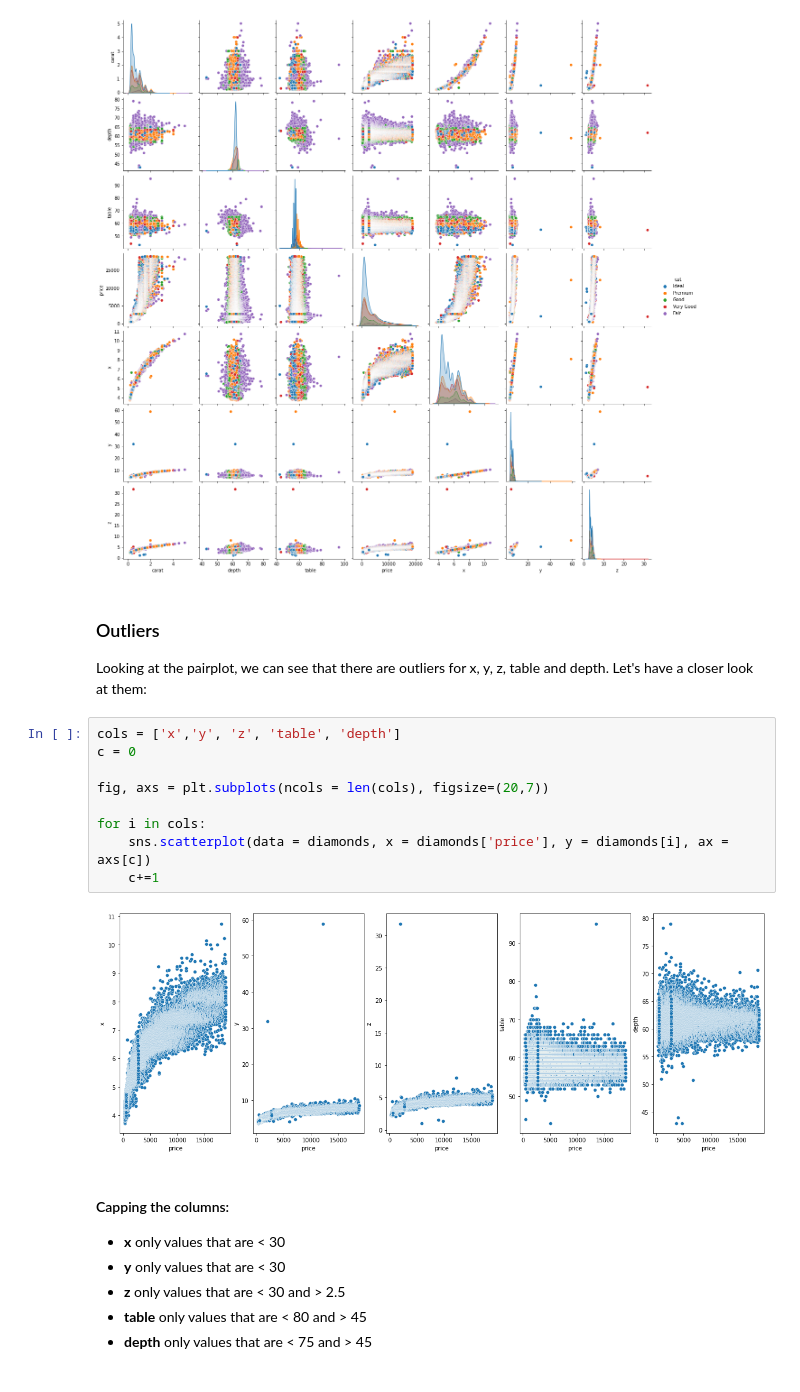
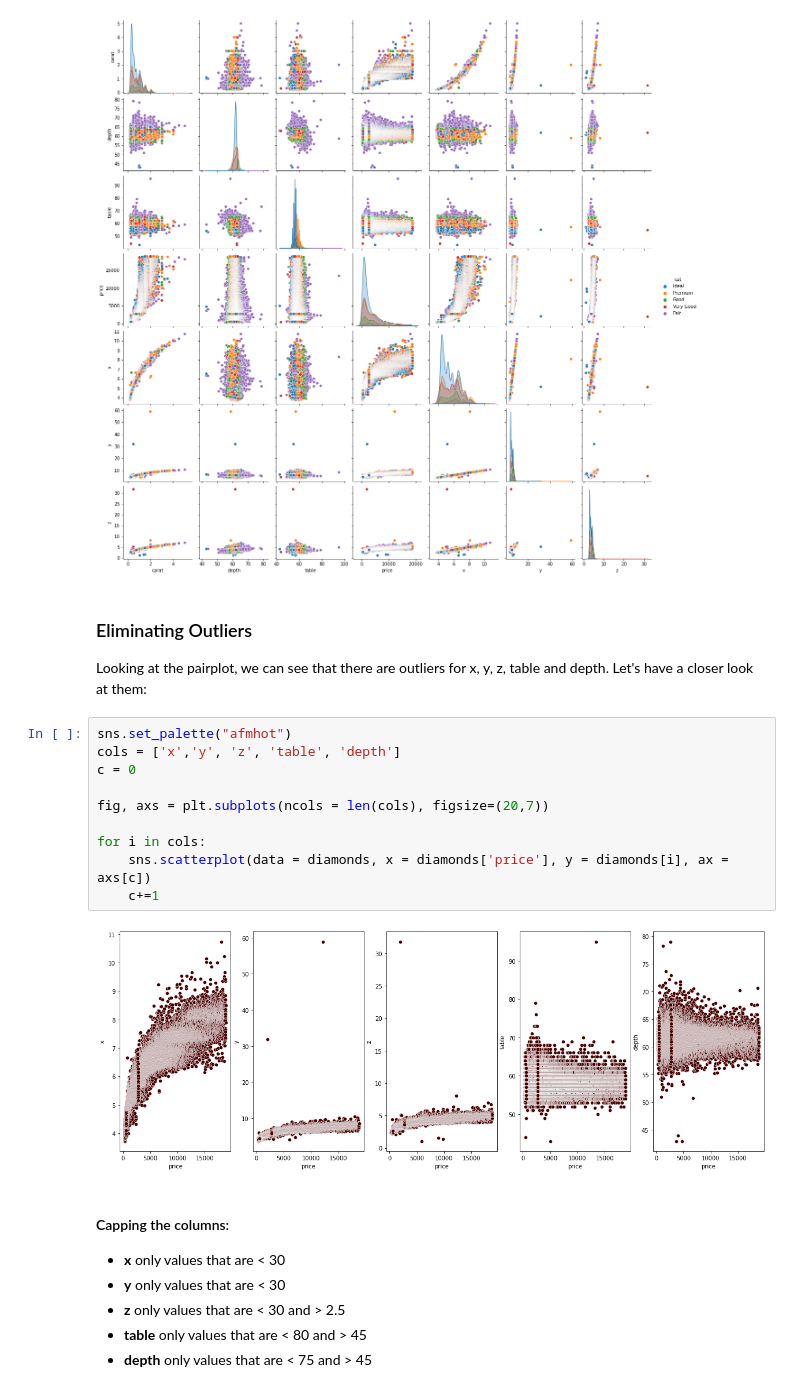
Before and after one commit to danielsaiger1/Data_Analytics, a Jupyter notebook: diamond-price-prediction.ipynb, the cells around one changed output. Drawn from its saved outputs; the diff is of its cells as text.

```diff
--- a/diamond-price-prediction.ipynb
+++ b/diamond-price-prediction.ipynb
@@ -174,19 +185,20 @@ sns.pairplot(diamonds, hue = 'cut')
 <seaborn.axisgrid.PairGrid at 0x...>
 [figure]
 # %% [markdown]
-### Outliers
+### Eliminating Outliers
 Looking at the pairplot, we can see that there are outliers for x, y, z, table and depth. Let's have a closer look at them:
 # %%
+sns.set_palette("afmhot")
 cols = ['x','y', 'z', 'table', 'depth']
 c = 0
 
 fig, axs = plt.subplots(ncols = len(cols), figsize=(20,7))
 
 for i in cols:
     sns.scatterplot(data = diamonds, x = diamonds['price'], y = diamonds[i], ax = axs[c])
     c+=1
 # %% [output]
-[figure, old version]
+[figure, new version]
 # %% [markdown]
 #### Capping the columns:
 * **x** only values that are < 30
```
Also changed, not shown: parts of 17 cells of this notebook.
